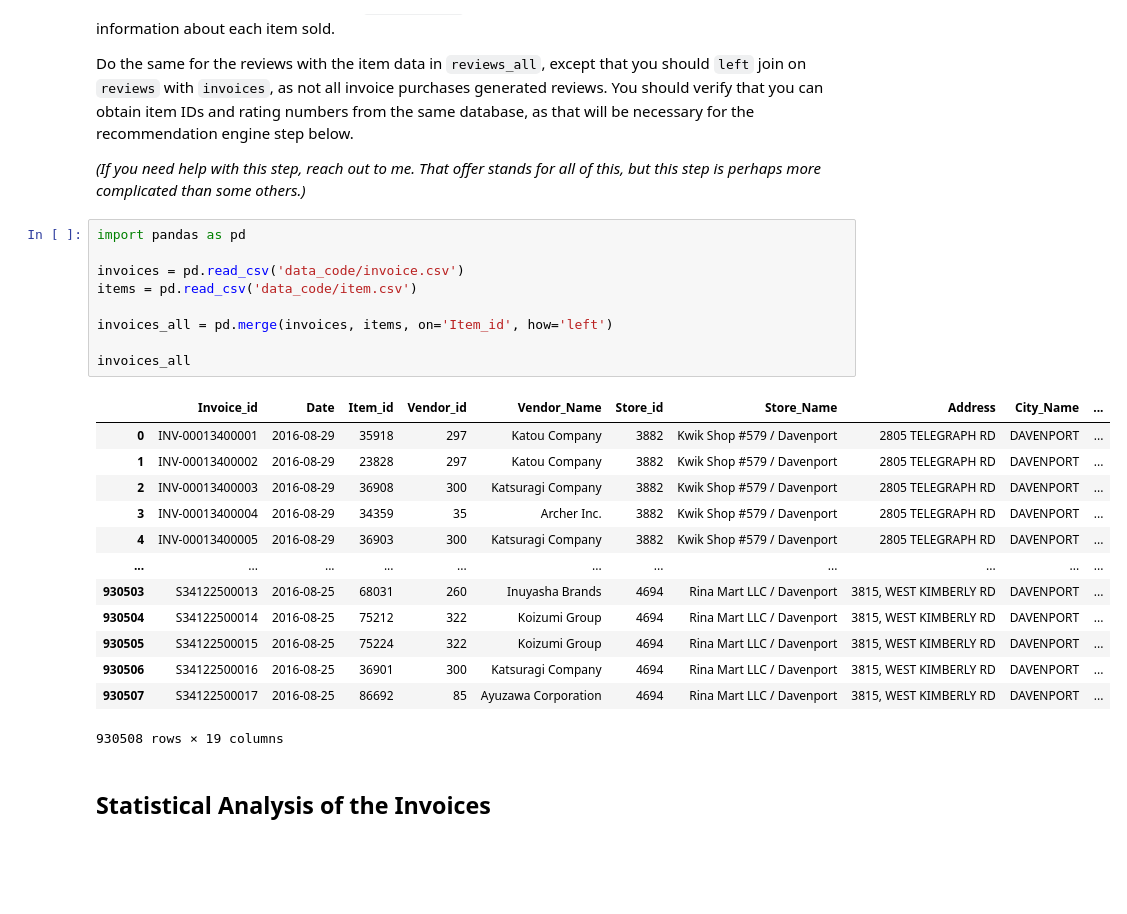
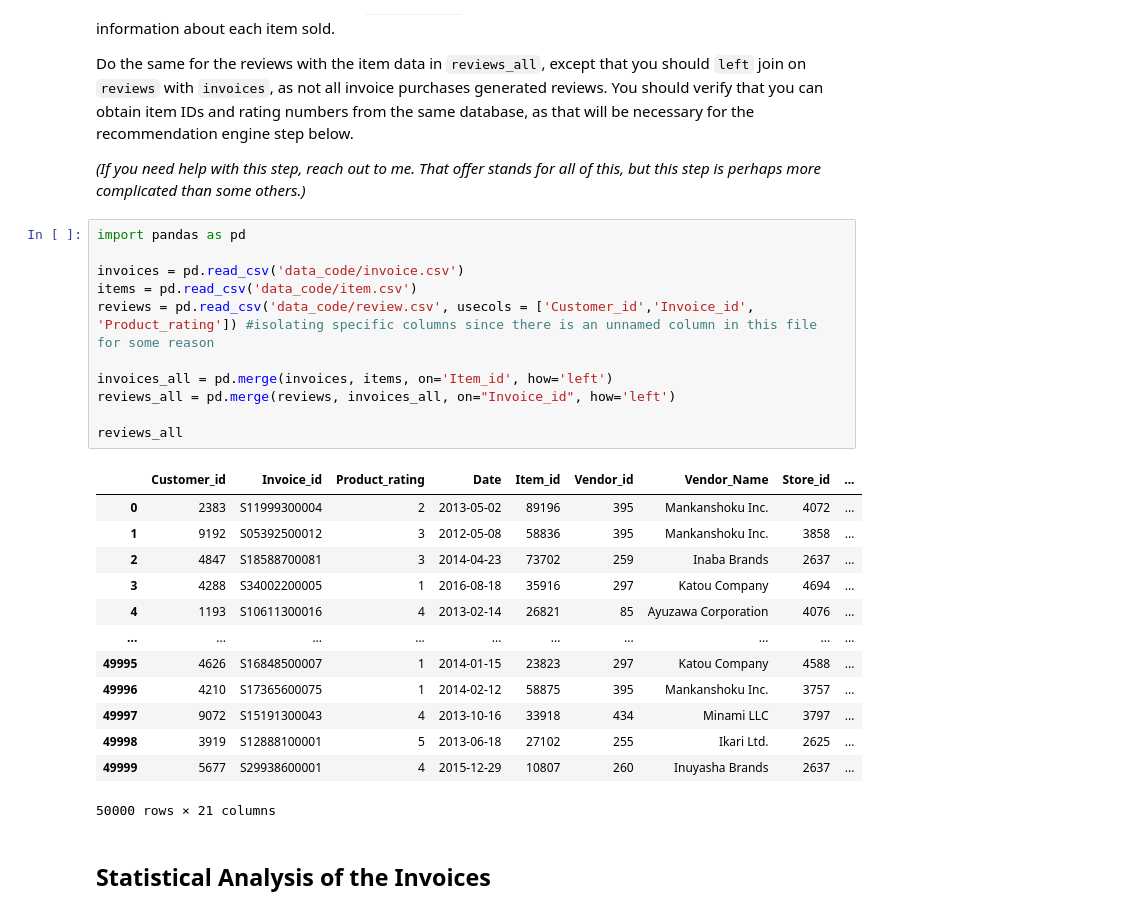
Before and after one commit to watkinsl/DreamingLlamas-capstone-2021, a Jupyter notebook: Capstone Project.ipynb, the cells around one changed output. Saved outputs shown, nothing was run; the diff lists cells and outputs as text; blank space fills up the shorter version.

```diff
--- a/Capstone Project.ipynb
+++ b/Capstone Project.ipynb
@@ -214,26 +317,28 @@ _(If you need help with this step, reach out to me.  That offer stands for all o
 # %%
 import pandas as pd
 
 invoices = pd.read_csv('data_code/invoice.csv')
 items = pd.read_csv('data_code/item.csv')
+reviews = pd.read_csv('data_code/review.csv', usecols = ['Customer_id','Invoice_id', 'Product_rating']) #isolating specific columns since there is an unnamed column in this file for some reason
 
 invoices_all = pd.merge(invoices, items, on='Item_id', how='left')
+reviews_all = pd.merge(reviews, invoices_all, on="Invoice_id", how='left')
 
-invoices_all
+reviews_all
 # %% [output]
-|  | Invoice_id | Date | Item_id | Vendor_id | Vendor_Name | Store_id | Store_Name | Address | City_Name | ... |
-| 0 | INV-00013400001 | 2016-08-29 | 35918 | 297 | Katou Company | 3882 | Kwik Shop #579 / Davenport | 2805 TELEGRAPH RD | DAVENPORT | ... |
-| 1 | INV-00013400002 | 2016-08-29 | 23828 | 297 | Katou Company | 3882 | Kwik Shop #579 / Davenport | 2805 TELEGRAPH RD | DAVENPORT | ... |
-| 2 | INV-00013400003 | 2016-08-29 | 36908 | 300 | Katsuragi Company | 3882 | Kwik Shop #579 / Davenport | 2805 TELEGRAPH RD | DAVENPORT | ... |
-| 3 | INV-00013400004 | 2016-08-29 | 34359 | 35 | Archer Inc. | 3882 | Kwik Shop #579 / Davenport | 2805 TELEGRAPH RD | DAVENPORT | ... |
-| 4 | INV-00013400005 | 2016-08-29 | 36903 | 300 | Katsuragi Company | 3882 | Kwik Shop #579 / Davenport | 2805 TELEGRAPH RD | DAVENPORT | ... |
-| ... | ... | ... | ... | ... | ... | ... | ... | ... | ... | ... |
-| 930503 | S34122500013 | 2016-08-25 | 68031 | 260 | Inuyasha Brands | 4694 | Rina Mart LLC / Davenport | 3815, WEST KIMBERLY RD | DAVENPORT | ... |
-| 930504 | S34122500014 | 2016-08-25 | 75212 | 322 | Koizumi Group | 4694 | Rina Mart LLC / Davenport | 3815, WEST KIMBERLY RD | DAVENPORT | ... |
-| 930505 | S34122500015 | 2016-08-25 | 75224 | 322 | Koizumi Group | 4694 | Rina Mart LLC / Davenport | 3815, WEST KIMBERLY RD | DAVENPORT | ... |
-| 930506 | S34122500016 | 2016-08-25 | 36901 | 300 | Katsuragi Company | 4694 | Rina Mart LLC / Davenport | 3815, WEST KIMBERLY RD | DAVENPORT | ... |
-| 930507 | S34122500017 | 2016-08-25 | 86692 | 85 | Ayuzawa Corporation | 4694 | Rina Mart LLC / Davenport | 3815, WEST KIMBERLY RD | DAVENPORT | ... |
+|  | Customer_id | Invoice_id | Product_rating | Date | Item_id | Vendor_id | Vendor_Name | Store_id | ... |
+| 0 | 2383 | S11999300004 | 2 | 2013-05-02 | 89196 | 395 | Mankanshoku Inc. | 4072 | ... |
+| 1 | 9192 | S05392500012 | 3 | 2012-05-08 | 58836 | 395 | Mankanshoku Inc. | 3858 | ... |
+| 2 | 4847 | S18588700081 | 3 | 2014-04-23 | 73702 | 259 | Inaba Brands | 2637 | ... |
+| 3 | 4288 | S34002200005 | 1 | 2016-08-18 | 35916 | 297 | Katou Company | 4694 | ... |
+| 4 | 1193 | S10611300016 | 4 | 2013-02-14 | 26821 | 85 | Ayuzawa Corporation | 4076 | ... |
+| ... | ... | ... | ... | ... | ... | ... | ... | ... | ... |
+| 49995 | 4626 | S16848500007 | 1 | 2014-01-15 | 23823 | 297 | Katou Company | 4588 | ... |
+| 49996 | 4210 | S17365600075 | 1 | 2014-02-12 | 58875 | 395 | Mankanshoku Inc. | 3757 | ... |
+| 49997 | 9072 | S15191300043 | 4 | 2013-10-16 | 33918 | 434 | Minami LLC | 3797 | ... |
+| 49998 | 3919 | S12888100001 | 5 | 2013-06-18 | 27102 | 255 | Ikari Ltd. | 2625 | ... |
+| 49999 | 5677 | S29938600001 | 4 | 2015-12-29 | 10807 | 260 | Inuyasha Brands | 2637 | ... |
-930508 rows × 19 columns
+50000 rows × 21 columns
 # %% [markdown]
 ## Statistical Analysis of the Invoices
 # %% [markdown]
```
Also changed, not shown: parts of 12 cells of this notebook.
